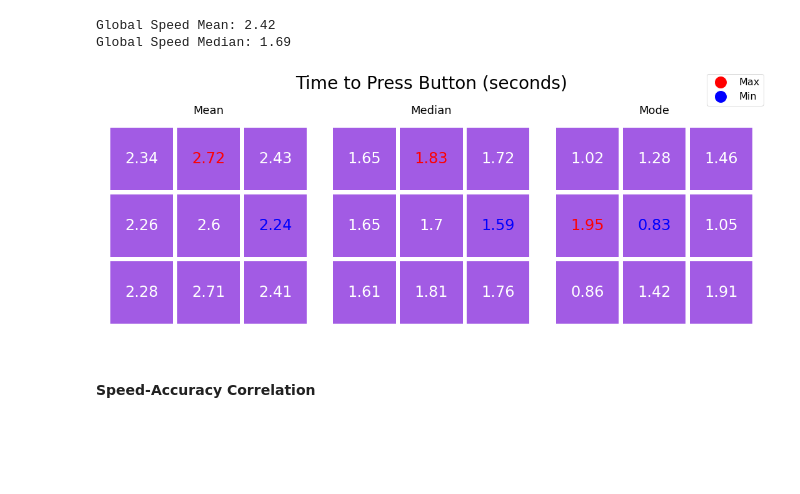
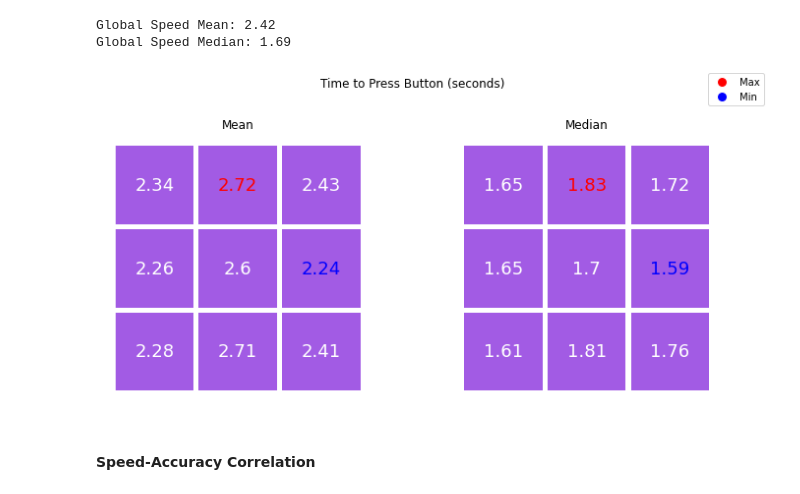
Before and after one commit to Alexander-Rodrigues/Deep-Guide-Demo-Statistics, a Jupyter notebook: notebook.ipynb, the cells around one changed output. Cells and saved outputs as stored; diff of their text form; code cells hidden in the pictures; blank space fills up the shorter version.

Commit message:
Remove mode from button

```diff
--- a/notebook.ipynb
+++ b/notebook.ipynb
@@ -232,6 +232,18 @@ def medianr(lst, dec = 1):
 def moder(lst, dec = 1):
     return round(statistics.mode(lst), dec)
 
+def doubleR(lst, dec = 1):
+    if isListOfLists(lst):
+        mean, median = [],[]
+        for v in lst:
+            r = doubleR(v, dec=dec)
+            mean.append(r[0])
+            median.append(r[1])
+        return (mean, median)
+    else:
+        return (round(statistics.mean(lst), dec),
+                round(statistics.median(lst), dec))
+
 def tripleR(lst, dec = 1):
     if isListOfLists(lst):
         mean, median, mode = [],[],[]
@@ -307,51 +319,51 @@ def addButton(ax, size, x, y, text='text', color = '#A25BE4', textColor = 'white
     half = size/2
     ax.text(x+half, y+half, text,
             horizontalalignment='center',verticalalignment='center',
-            color=textColor, fontsize=24)
+            color=textColor, fontsize=18)
     ax.add_patch(rectangle)
 
 def addButtons(ax, size, values, title, margin=1, extra=True):
     if extra:
         P = values.index(max(values))
         p = values.index(min(values))
     x,y = 0,0
     pos = -1
     for i in range(3)[::-1]:
         y += margin
         for j in range(3):
             x += margin
             pos = i*3+j
             c = 'red' if pos == P else 'blue' if pos == p else 'white'
             addButton(ax, size, x, y, text=values[pos], textColor = c)
             x += size
         x = 0
         y += size
     ax.axis('off')
     ax.axis('scaled')
-    ax.set_title(title, fontsize=18)
+    ax.set_title(title)
 
-(buttonSpeedMean,buttonSpeedMedian,buttonSpeedMode) = tripleR(speedPerButton, dec = 2)
+(buttonSpeedMean,buttonSpeedMedian) = doubleR(speedPerButton, dec = 2)
 
-fig, axs = plt.subplots(1, 3)
+fig, axs = plt.subplots(1, 2)
 
 addButtons(axs[0], 3, buttonSpeedMean, title='Mean', margin=0.2)
 addButtons(axs[1], 3, buttonSpeedMedian, title='Median',  margin=0.2)
-addButtons(axs[2], 3, buttonSpeedMode, title='Mode',  margin=0.2)
+#addButtons(axs[2], 3, buttonSpeedMode, title='Mode',  margin=0.2)
 
-fig.set_figwidth(15)
-fig.set_figheight(7)
-fig.tight_layout()
-fig.suptitle('Time to Press Button (seconds)', fontsize=28)
+fig.set_figwidth(10)
+fig.set_figheight(5)
+fig.tight_layout(rect=[0, 0.03, 1, 0.87])
+fig.suptitle('Time to Press Button (seconds)')
 
-legend_elements = [Line2D([0], [0], marker='o', color='w', label='Max',markerfacecolor='r', markersize=20),
-                   Line2D([0], [0], marker='o', color='w', label='Min',markerfacecolor='b', markersize=20),
+legend_elements = [Line2D([0], [0], marker='o', color='w', label='Max',markerfacecolor='r', markersize=10),
+                   Line2D([0], [0], marker='o', color='w', label='Min',markerfacecolor='b', markersize=10),
                 ]
 
-fig.legend(handles=legend_elements, fontsize=16)
+fig.legend(handles=legend_elements, fontsize=10)
 
 plt.show()
 # %% [output]
-[figure, old version]
+[figure, new version]
 # %% [markdown]
 #### Speed-Accuracy Correlation
 # %%
```
